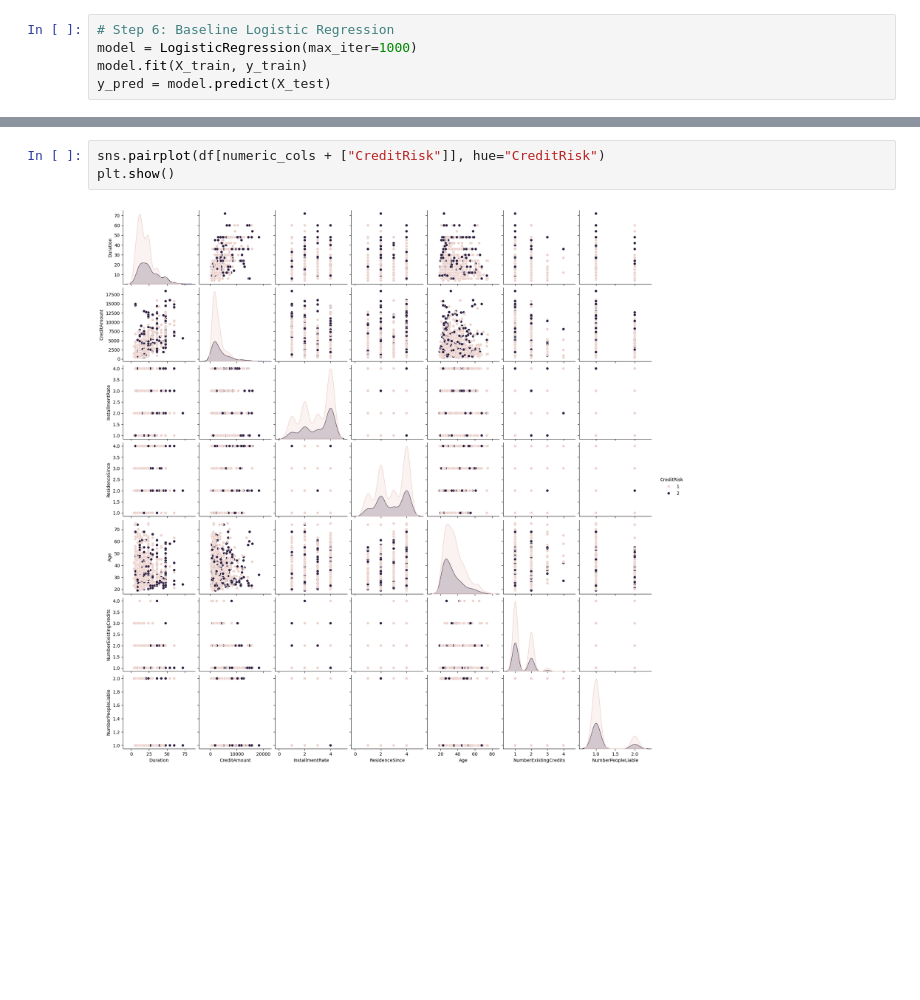
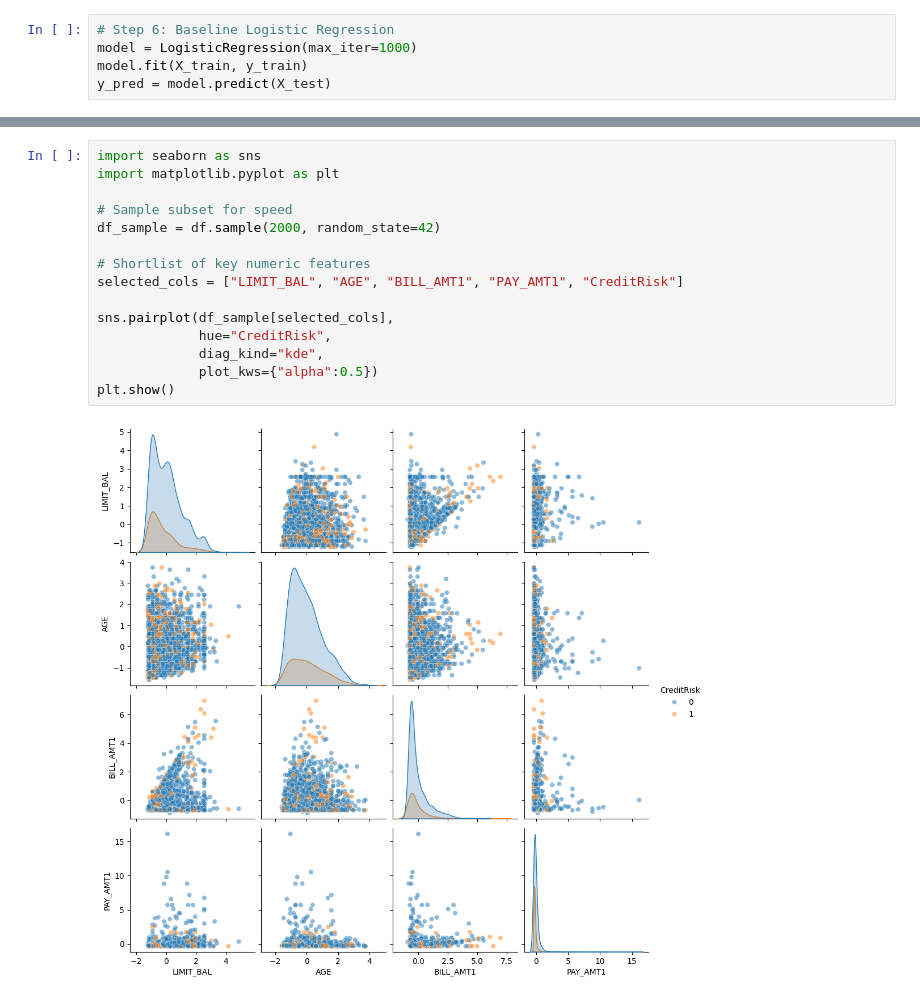
Before and after one commit to tigerlaxmikant/MS_Data_Analytics_Capstone_Project, a Jupyter notebook: Code/Data_Analytics_Capstone.ipynb, the cells around one changed output, grey strips where cells are left out. Drawn from its saved outputs; the diff is of its cells as text; blank space fills up the shorter version.

```diff
--- a/Code/Data_Analytics_Capstone.ipynb
+++ b/Code/Data_Analytics_Capstone.ipynb
@@ -190,5 +291,17 @@ plt.show()
-# %%
-sns.pairplot(df[numeric_cols + ["CreditRisk"]], hue="CreditRisk")
-plt.show()
-# %% [output]
-[figure, removed]
+# %%
+import seaborn as sns
+import matplotlib.pyplot as plt
+
+# Sample subset for speed
+df_sample = df.sample(2000, random_state=42)
+
+# Shortlist of key numeric features
+selected_cols = ["LIMIT_BAL", "AGE", "BILL_AMT1", "PAY_AMT1", "CreditRisk"]
+
+sns.pairplot(df_sample[selected_cols],
+             hue="CreditRisk",
+             diag_kind="kde",
+             plot_kws={"alpha":0.5})
+plt.show()
+# %% [output]
+[figure, added]
```
Also changed, not shown: parts of 20 cells of this notebook.
